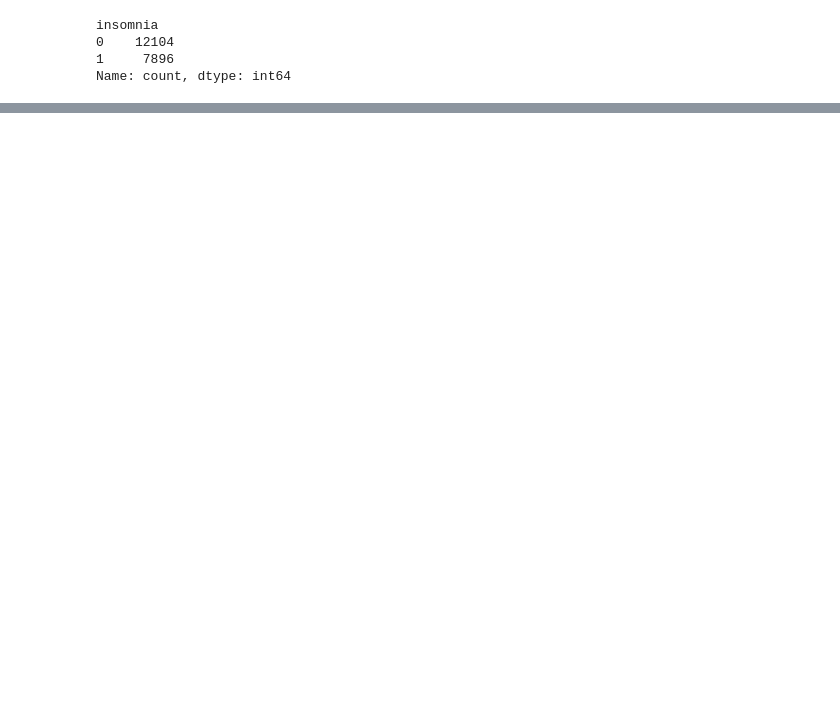
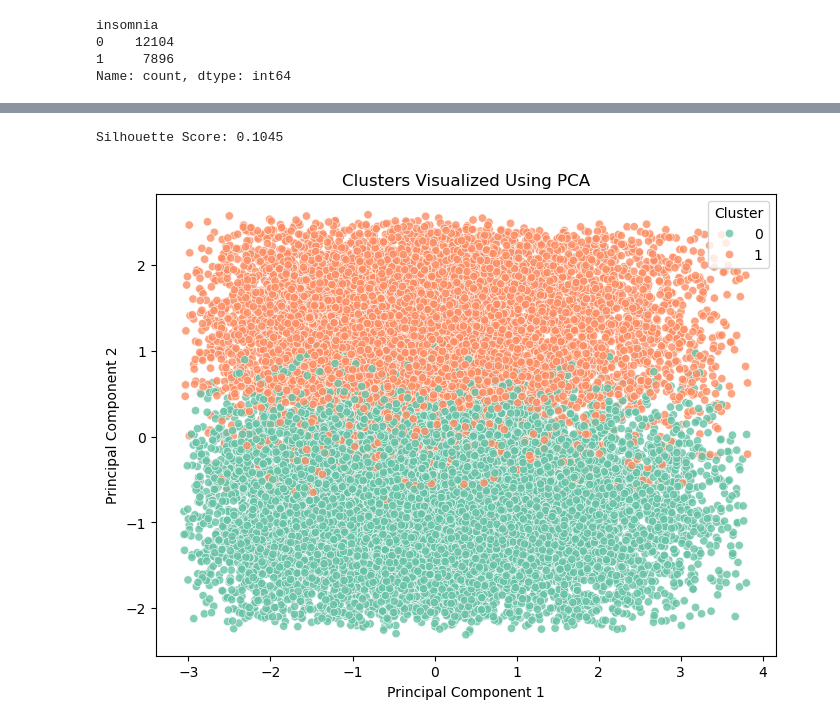
Before and after one commit to debanjan-cosmo/Erdos_Data_Science_Project_2025, a Jupyter notebook: 04_Modelling_Unsupervised_Learning.ipynb, the cells around one changed output, grey strips where cells are left out. Saved outputs shown, nothing was run; the diff lists cells and outputs as text; code cells hidden in the pictures; blank space fills up the shorter version.

```diff
--- a/04_Modelling_Unsupervised_Learning.ipynb
+++ b/04_Modelling_Unsupervised_Learning.ipynb
@@ -132,0 +231,53 @@ Name: count, dtype: int64
+# %%
+label_encoders = {}
+
+for col in categorical_cols:
+    le = LabelEncoder()
+    df[col] = le.fit_transform(df[col])
+    label_encoders[col] = le #storing encoders for later interpretation
+
+scaler = StandardScaler()
+
+df[numerical_cols] = scaler.fit_transform(df[numerical_cols])
+
+#Converting df to numpy array
+
+X = df.to_numpy()
+# %%
+# Choose the number of clusters (k)
+k = 2  # You can try different values
+kproto = KPrototypes(n_clusters=k, init='Huang', random_state=42)
+clusters = kproto.fit_predict(X, categorical=list(range(len(categorical_cols))))  # Indexes of categorical columns
+
+# Add cluster labels to dataframe
+df['cluster'] = clusters
+# %%
+from sklearn.metrics import silhouette_score
+
+silhouette_avg = silhouette_score(df[numerical_cols], clusters)
+print(f"Silhouette Score: {silhouette_avg:.4f}")
+# %% [output]
+Silhouette Score: 0.1045
+# %%
+import matplotlib.pyplot as plt
+import seaborn as sns
+from sklearn.decomposition import PCA
+
+# Reduce dimensions to 2D for visualization
+pca = PCA(n_components=2)
+pca_components = pca.fit_transform(df[numerical_cols])  # PCA only works with numerical data
+
+# Create DataFrame for visualization
+df_pca = pd.DataFrame(pca_components, columns=['PC1', 'PC2'])
+df_pca['cluster'] = df['cluster'].values  # Ensure cluster labels are properly assigned
+
+# Scatter plot with correct DataFrame
+plt.figure(figsize=(8, 6))
+sns.scatterplot(data=df_pca, x='PC1', y='PC2', hue='cluster', palette='Set2', alpha=0.8)
+plt.title("Clusters Visualized Using PCA")
+plt.xlabel("Principal Component 1")
+plt.ylabel("Principal Component 2")
+plt.legend(title="Cluster")
+plt.show()
+# %% [output]
+[figure, added]
```
Also changed, not shown: parts of 21 cells of this notebook, 3 other files.
